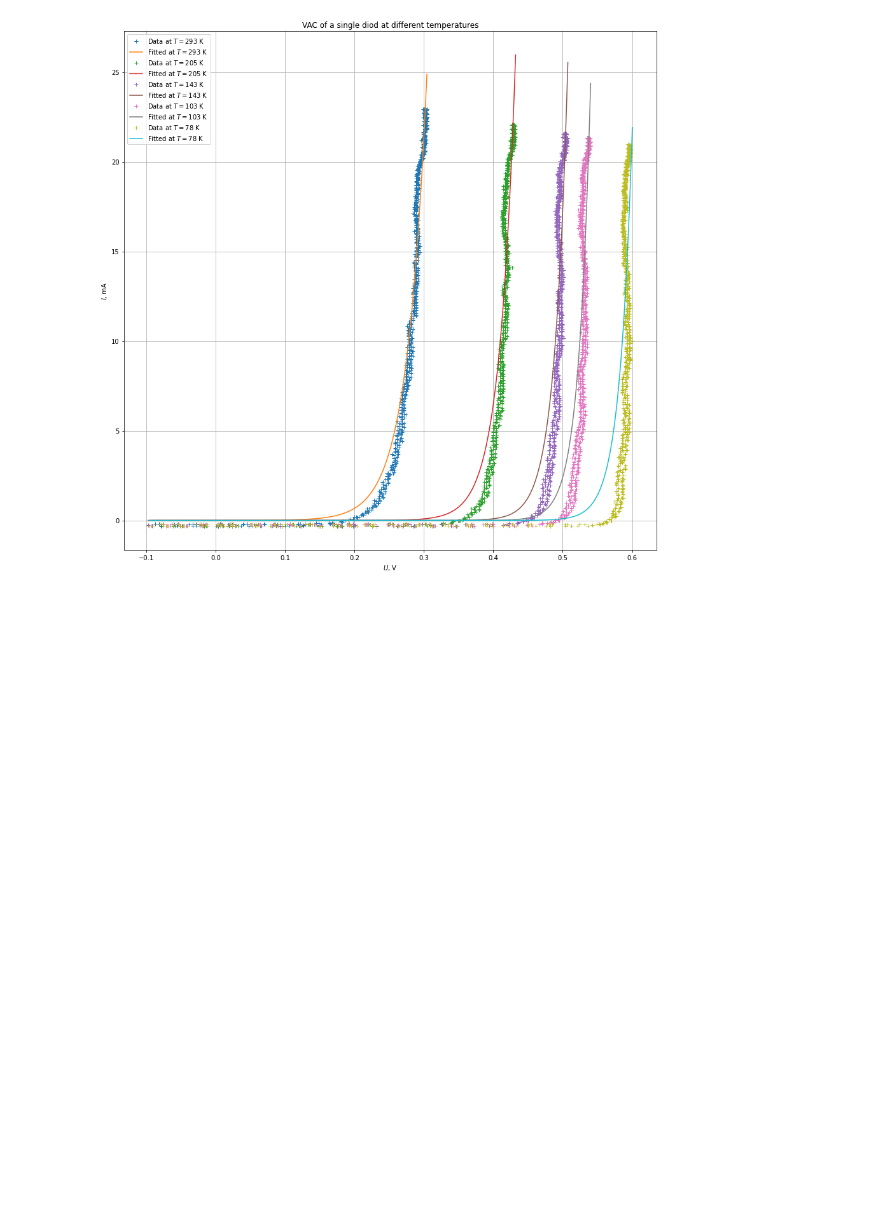
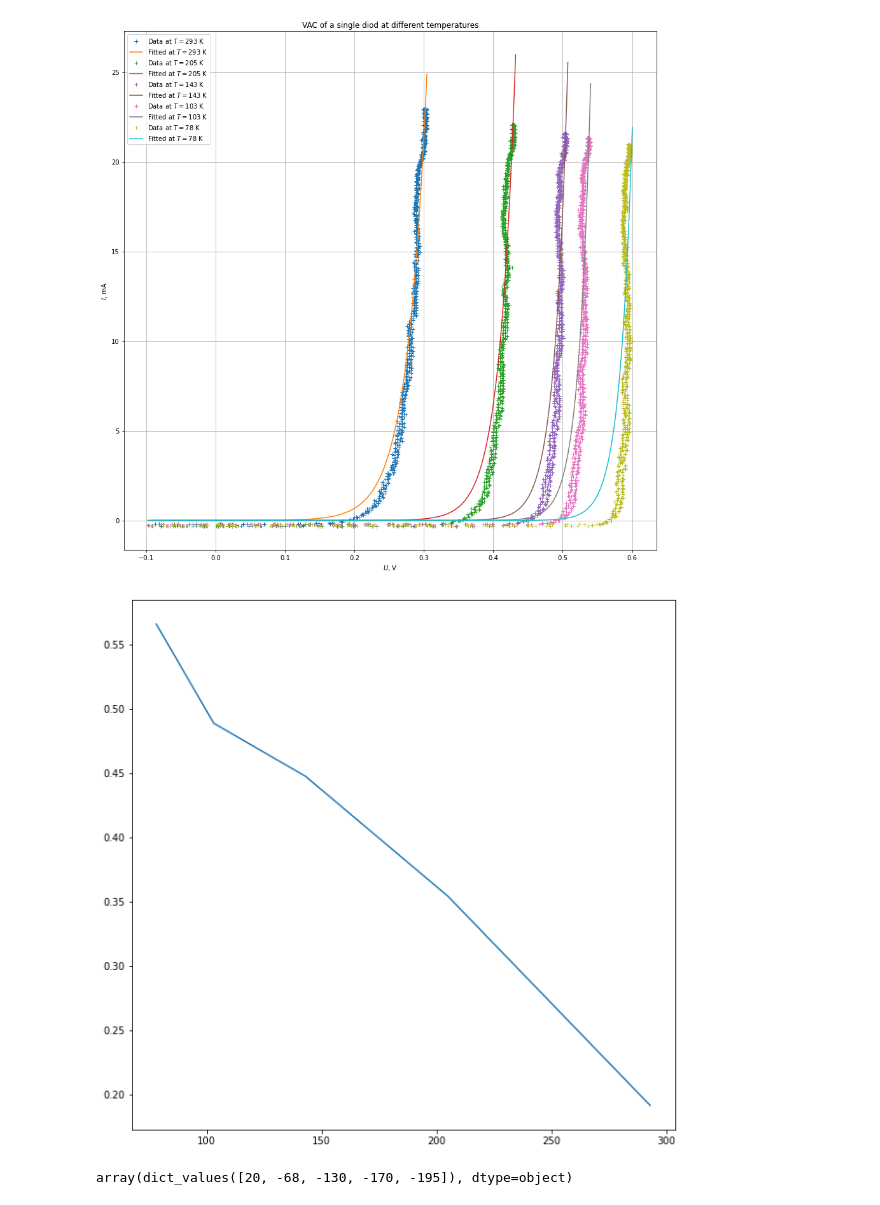
Before and after one commit to f3ss1/HSE-FF, a Jupyter notebook: 6th semester/Modern Physics Practice/Diode VAC/Data_analysis.ipynb, the cells around one changed output. Cells and saved outputs as stored; diff of their text form; code cells hidden in the pictures; blank space fills up the shorter version.

```diff
--- a/6th semester/Modern Physics Practice/Diode VAC/Data_analysis.ipynb
+++ b/6th semester/Modern Physics Practice/Diode VAC/Data_analysis.ipynb
@@ -36,6 +36,8 @@ plt.savefig('LED.pdf')
 plt.show()
 # %% [output]
 [figure]
+# %%
+open_list = []
 # %%
 # Diod
 plt.figure(figsize=(15, 15))
@@ -51,6 +53,7 @@ for i in range(5, 10):
     plt.plot(x_full, y_full, '+', label='Data at $T = {}$ K'.format(temp_dict_diod[i] + 273))
     a, b = fit(exponent, x_full, y_full)[0]
     plt.plot(x, np.exp((x - a) / b), '-', label='Fitted at $T = {}$ K'.format(temp_dict_diod[i]+ 273))
+    open_list.append(x_full[y_full > 1e-3].min())
 plt.grid()
 plt.legend()
 plt.xlabel('$U$, V')
@@ -60,3 +63,19 @@ plt.savefig('Diode.pdf')
 plt.show()
 # %% [output]
 [figure]
+# %%
+temp_array = []
+for i in range(5, 10):
+    temp_array.append(temp_dict_diod[i])
+temp_array = np.array(temp_array)
+temp_array += 273
+# %%
+plt.figure(figsize=(10, 10))
+plt.plot(temp_array, open_list)
+plt.show()
+# %% [output]
+[figure, added]
+# %%
+np.array(temp_dict_diod.values())
+# %% [output]
+array(dict_values([20, -68, -130, -170, -195]), dtype=object)
```
Also changed, not shown: parts of 2 cells of this notebook, 13 other files.
